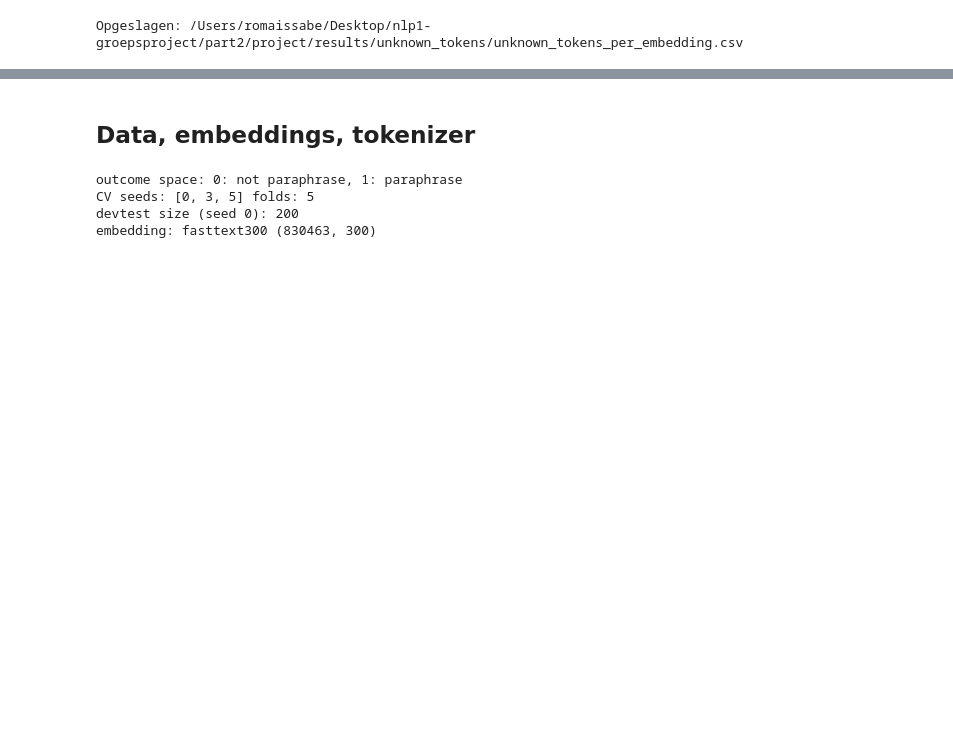
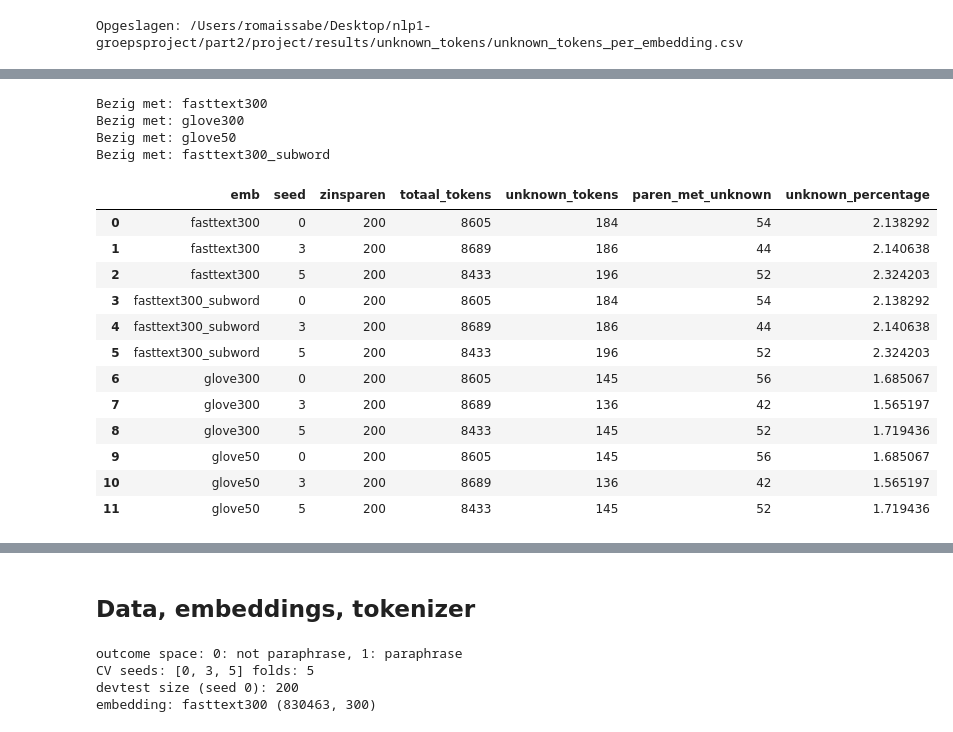
Before and after one commit to Joeyjdl/nlp1-student, a Jupyter notebook: part2/project/project.ipynb, the cells around one changed output, grey strips where cells are left out. Cells and saved outputs as stored; diff of their text form; code cells hidden in the pictures; blank space fills up the shorter version.

```diff
--- a/part2/project/project.ipynb
+++ b/part2/project/project.ipynb
@@ -391,0 +519,64 @@ Opgeslagen: /Users/romaissabe/Desktop/nlp1-groepsproject/part2/project/results/u
+# %%
+from part2.project import embeddings
+
+paren = voorspellingen[
+    ["seed", "item", "sentence1", "sentence2"]
+].drop_duplicates(subset=["seed", "item"])
+
+unknown_rijen = []
+
+for emb_naam in voorspellingen["emb"].unique():
+    print("Bezig met:", emb_naam)
+    model, tok = embeddings.load_embedding_and_tokenizer(emb_naam)
+
+    for rij in paren.itertuples(index=False):
+        tokens = tok.tokens(rij.sentence1) + tok.tokens(rij.sentence2)
+        aantal_unknown = sum(token not in model.vocab for token in tokens)
+
+        unknown_rijen.append({
+            "seed": rij.seed,
+            "item": rij.item,
+            "emb": emb_naam,
+            "totaal_tokens": len(tokens),
+            "unknown_tokens": aantal_unknown,
+            "heeft_unknown": aantal_unknown > 0,
+        })
+
+    del model, tok
+
+unknown_per_paar = pd.DataFrame(unknown_rijen)
+
+controle = (
+    unknown_per_paar.groupby(["emb", "seed"])
+    .agg(
+        zinsparen=("item", "size"),
+        totaal_tokens=("totaal_tokens", "sum"),
+        unknown_tokens=("unknown_tokens", "sum"),
+        paren_met_unknown=("heeft_unknown", "sum"),
+    )
+    .reset_index()
+)
+
+controle["unknown_percentage"] = (
+    100 * controle["unknown_tokens"] / controle["totaal_tokens"]
+)
+
+display(controle)
+# %% [output]
+Bezig met: fasttext300
+Bezig met: glove300
+Bezig met: glove50
+Bezig met: fasttext300_subword
+|  | emb | seed | zinsparen | totaal_tokens | unknown_tokens | paren_met_unknown | unknown_percentage |
+| 0 | fasttext300 | 0 | 200 | 8605 | 184 | 54 | 2.138292 |
+| 1 | fasttext300 | 3 | 200 | 8689 | 186 | 44 | 2.140638 |
+| 2 | fasttext300 | 5 | 200 | 8433 | 196 | 52 | 2.324203 |
+| 3 | fasttext300_subword | 0 | 200 | 8605 | 184 | 54 | 2.138292 |
+| 4 | fasttext300_subword | 3 | 200 | 8689 | 186 | 44 | 2.140638 |
+| 5 | fasttext300_subword | 5 | 200 | 8433 | 196 | 52 | 2.324203 |
+| 6 | glove300 | 0 | 200 | 8605 | 145 | 56 | 1.685067 |
+| 7 | glove300 | 3 | 200 | 8689 | 136 | 42 | 1.565197 |
+| 8 | glove300 | 5 | 200 | 8433 | 145 | 52 | 1.719436 |
+| 9 | glove50 | 0 | 200 | 8605 | 145 | 56 | 1.685067 |
+| 10 | glove50 | 3 | 200 | 8689 | 136 | 42 | 1.565197 |
+| 11 | glove50 | 5 | 200 | 8433 | 145 | 52 | 1.719436 |
```
Also changed, not shown: parts of 19 cells of this notebook.
